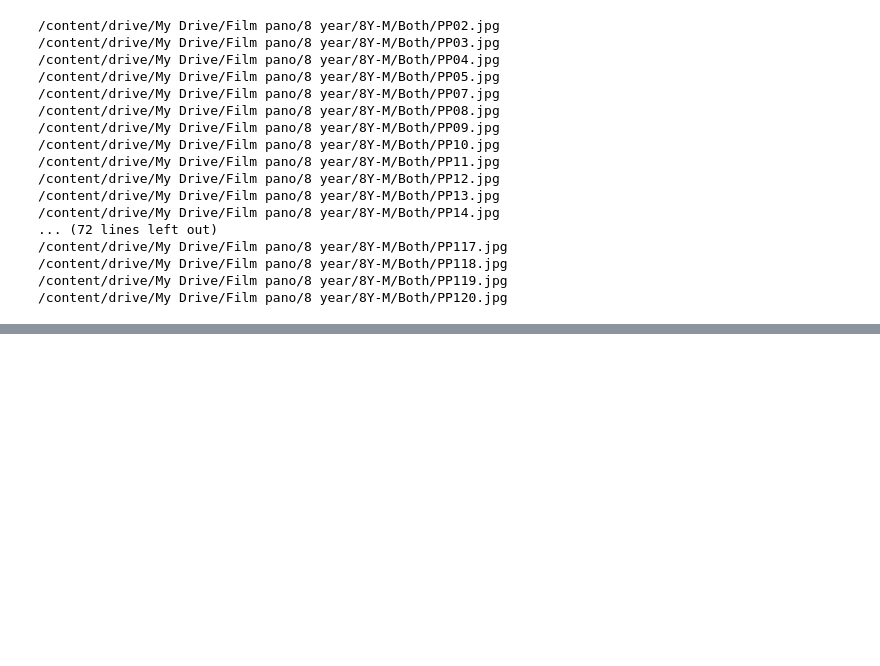
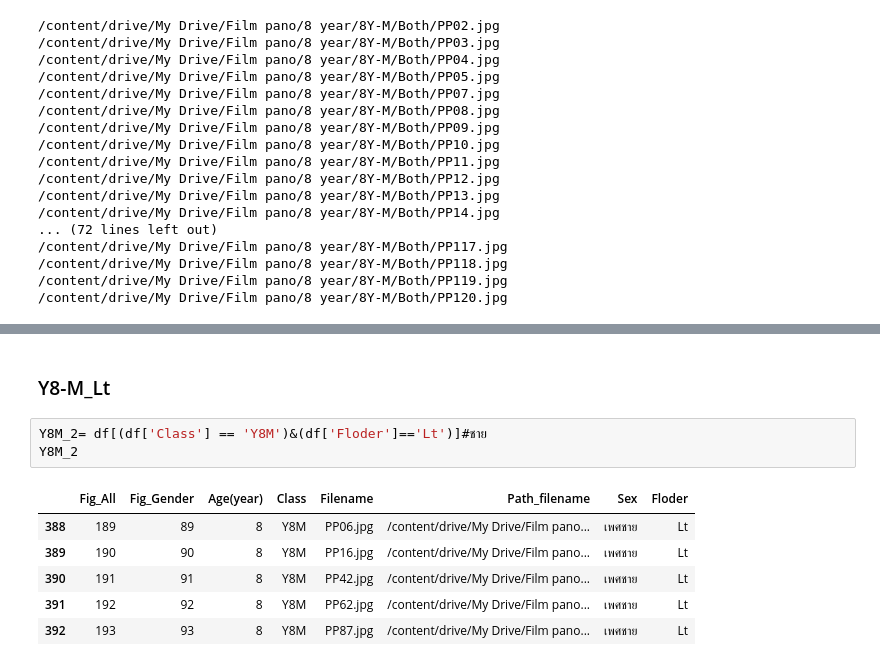
Before and after one commit to Wanita-8943/efficientnet_keras_transfer_learning, a Jupyter notebook: ตัดรูป.ipynb, the cells around one changed output, grey strips where cells are left out. Cells and saved outputs as stored; diff of their text form; blank space fills up the shorter version.

```diff
--- a/ตัดรูป.ipynb
+++ b/ตัดรูป.ipynb
@@ -560,0 +610,12 @@ for i in path:
+# %% [markdown]
+### Y8-M_Lt
+# %%
+Y8M_2= df[(df['Class'] == 'Y8M')&(df['Floder']=='Lt')]#ชาย
+Y8M_2
+# %% [output]
+|  | Fig_All | Fig_Gender | Age(year) | Class | Filename | Path_filename | Sex | Floder |
+| 388 | 189 | 89 | 8 | Y8M | PP06.jpg | /content/drive/My Drive/Film pano... | เพศชาย | Lt |
+| 389 | 190 | 90 | 8 | Y8M | PP16.jpg | /content/drive/My Drive/Film pano... | เพศชาย | Lt |
+| 390 | 191 | 91 | 8 | Y8M | PP42.jpg | /content/drive/My Drive/Film pano... | เพศชาย | Lt |
+| 391 | 192 | 92 | 8 | Y8M | PP62.jpg | /content/drive/My Drive/Film pano... | เพศชาย | Lt |
+| 392 | 193 | 93 | 8 | Y8M | PP87.jpg | /content/drive/My Drive/Film pano... | เพศชาย | Lt |
```
Also changed, not shown: parts of 10 cells of this notebook.
